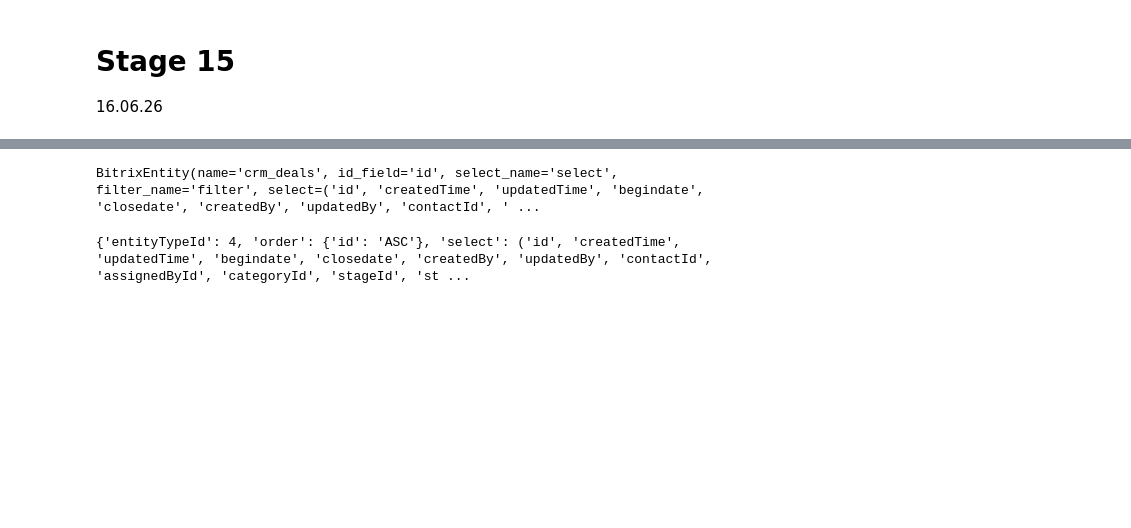
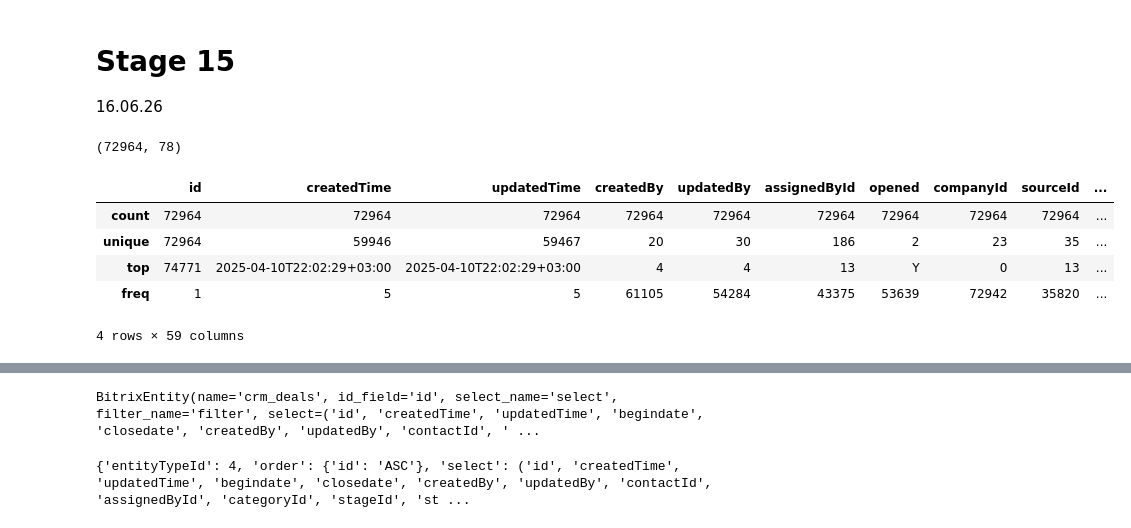
Before and after one commit to iasonov/HSE_dashboard, a Jupyter notebook: src/test.ipynb, the cells around one changed output, grey strips where cells are left out. Cells and saved outputs as stored; diff of their text form; code cells hidden in the pictures; blank space fills up the shorter version.

```diff
--- a/src/test.ipynb
+++ b/src/test.ipynb
@@ -3,0 +30,12 @@
+# %%
+print(contacts.shape)
+contacts = clean_dataframe(contacts)
+contacts.describe()
+# %% [output]
+(72964, 78)
+|  | id | createdTime | updatedTime | createdBy | updatedBy | assignedById | opened | companyId | sourceId | ... |
+| count | 72964 | 72964 | 72964 | 72964 | 72964 | 72964 | 72964 | 72964 | 72964 | ... |
+| unique | 72964 | 59946 | 59467 | 20 | 30 | 186 | 2 | 23 | 35 | ... |
+| top | 74771 | 2025-04-10T22:02:29+03:00 | 2025-04-10T22:02:29+03:00 | 4 | 4 | 13 | Y | 0 | 13 | ... |
+| freq | 1 | 5 | 5 | 61105 | 54284 | 43375 | 53639 | 72942 | 35820 | ... |
+4 rows × 59 columns
```
Also changed, not shown: parts of 18 cells of this notebook, 9 other files.
